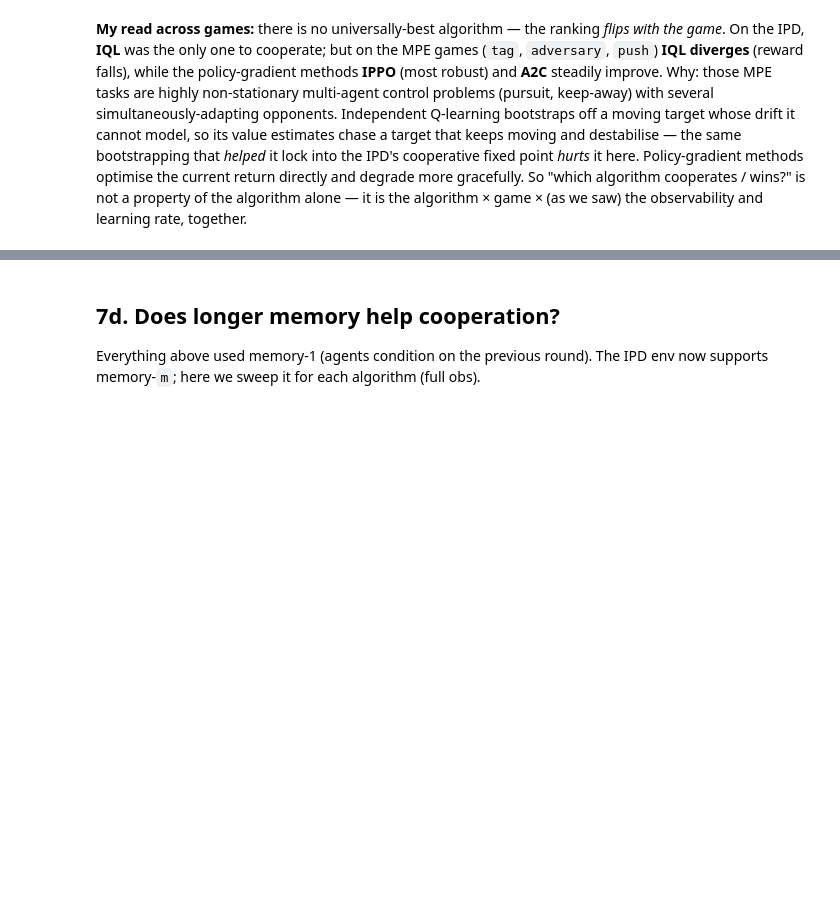
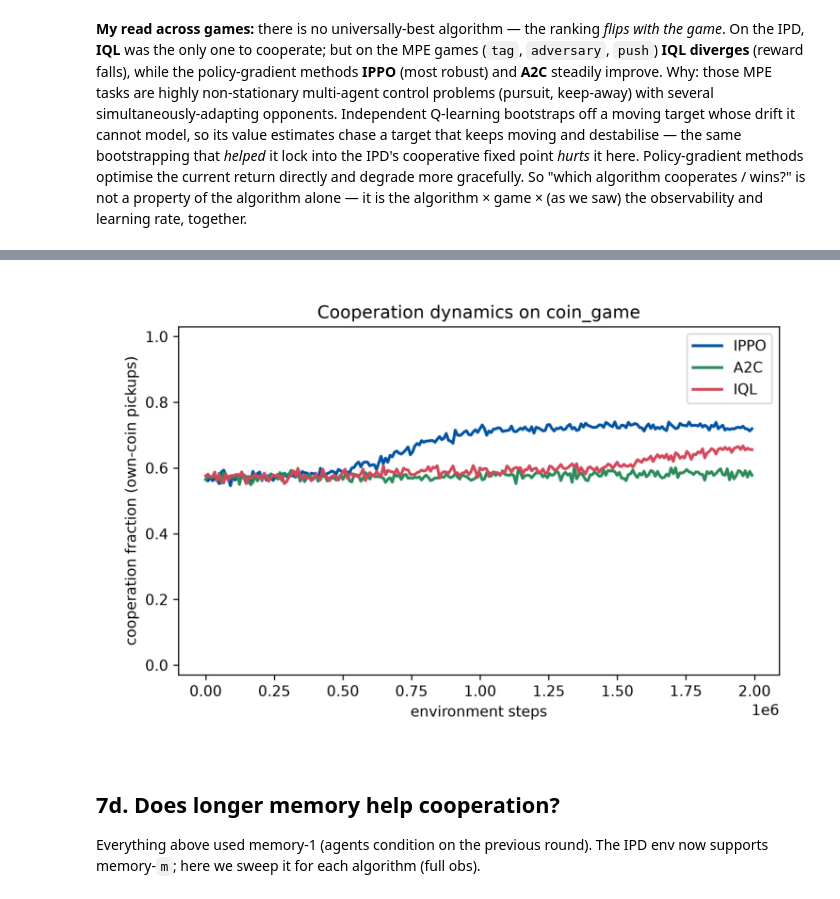
Before and after one commit to marimeireles/MARL-mixed, a Jupyter notebook: jaxmarl_env/results_notebook.ipynb, the cells around one changed output, grey strips where cells are left out. Saved outputs shown, nothing was run; the diff lists cells and outputs as text; code cells hidden in the pictures; blank space fills up the shorter version.

```diff
--- a/jaxmarl_env/results_notebook.ipynb
+++ b/jaxmarl_env/results_notebook.ipynb
@@ -532,3 +550,13 @@ learning rate, together.
+# %%
+img = os.path.join(RESULTS, "coin_coop.png")
+if os.path.exists(img):
+    from matplotlib import image as mpimg
+    fig, ax = plt.subplots(figsize=(7, 4.4)); ax.imshow(mpimg.imread(img)); ax.axis("off")
+    plt.show()
+else:
+    print("run coin_coop.py to generate the coin_game cooperation dynamics")
+# %% [output]
+[figure, added]
 # %% [markdown]
 ## 7d. Does longer memory help cooperation?
 
```
Also changed, not shown: parts of 1 cell of this notebook, 4 other files.
